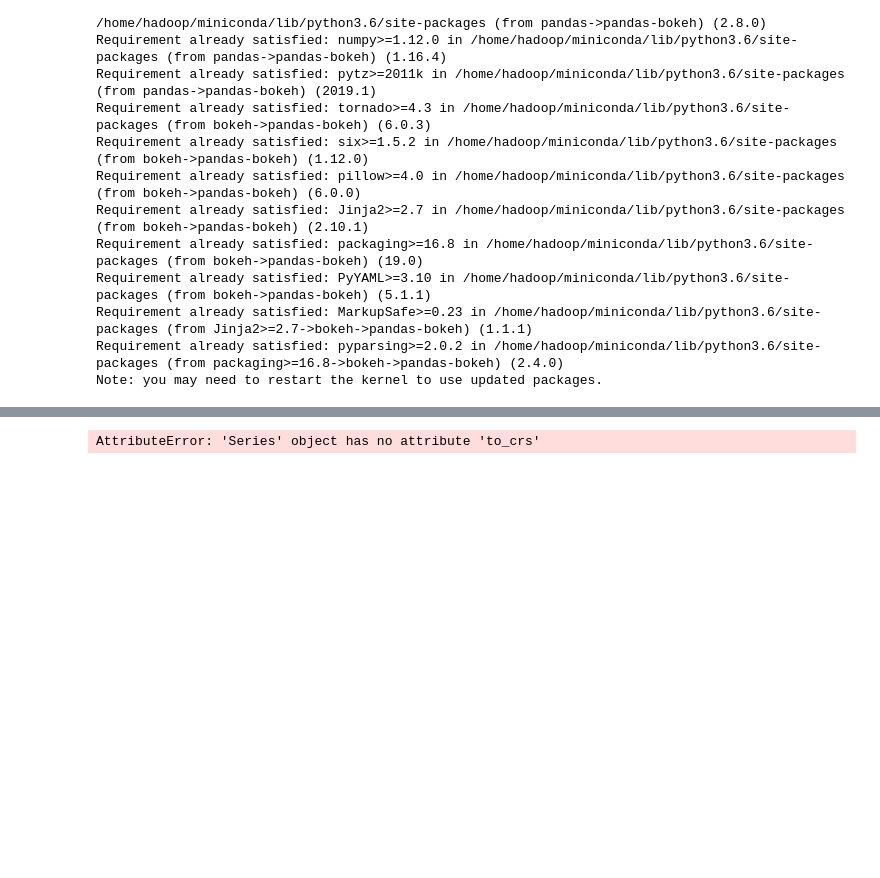
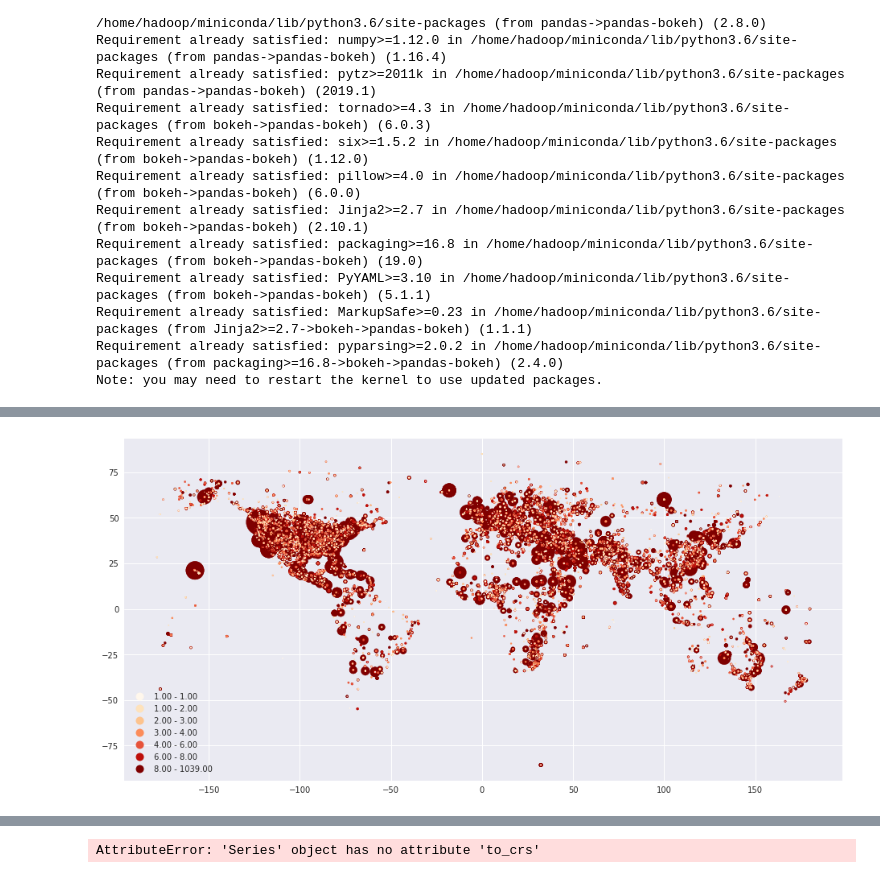
Before and after one commit to Rileypj1/BigDataProject, a Jupyter notebook: Events-eda-pr.ipynb, the cells around one changed output, grey strips where cells are left out. Saved outputs shown, nothing was run; the diff lists cells and outputs as text; code cells hidden in the pictures; blank space fills up the shorter version.

Commit message:
created geopandas plot

```diff
--- a/Events-eda-pr.ipynb
+++ b/Events-eda-pr.ipynb
@@ -131,5 +131,5 @@ top_10.plot_bokeh.bar(
 relevant_events1["ActionGeo_Lat"] = pd.to_numeric(relevant_events1["ActionGeo_Lat"], errors = 'coerce')
 relevant_events1["ActionGeo_Long"] = pd.to_numeric(relevant_events1["ActionGeo_Long"], errors = 'coerce')
 # %%
-df_mapplot = relevant_events1[["NumMentions", "ActionGeo_Lat", "ActionGeo_Long"]]
+df_mapplot = relevant_events1[["NumMentions", "ActionGeo_Lat", "ActionGeo_Long", "ActionGeo_CountryCode", "ActionGeo_Fullname"]]
 df_mapplot = df_mapplot.dropna(subset=["ActionGeo_Lat", "ActionGeo_Long"])
@@ -162,4 +162,4 @@ df_mapplot['coordinates'] = df_mapplot['coordinates'].apply(Point)
 df_mapplot = geopandas.GeoDataFrame(df_mapplot, geometry ='coordinates')
 df_mapplot = df_mapplot.rename(columns = {"coordinates": "geometry"})
 # %%
-df_mapplot = geopandas.GeoDataFrame(df_mapplot, geometry ='geometry')
+df_mapplot = df_mapplot.set_geometry('geometry')x
@@ -167,0 +186,5 @@ AttributeError: 'BlockManager' object has no attribute 'external_values'
+# %%
+import mapclassify
+df_mapplot.plot(column = "NumMentions", cmap = 'OrRd', markersize = df_mapplot['NumMentions'], scheme='quantiles', k = 9, figsize =(16, 19), legend =True);
+# %% [output]
+[figure, added]
```
Also changed, not shown: parts of 6 cells of this notebook.
